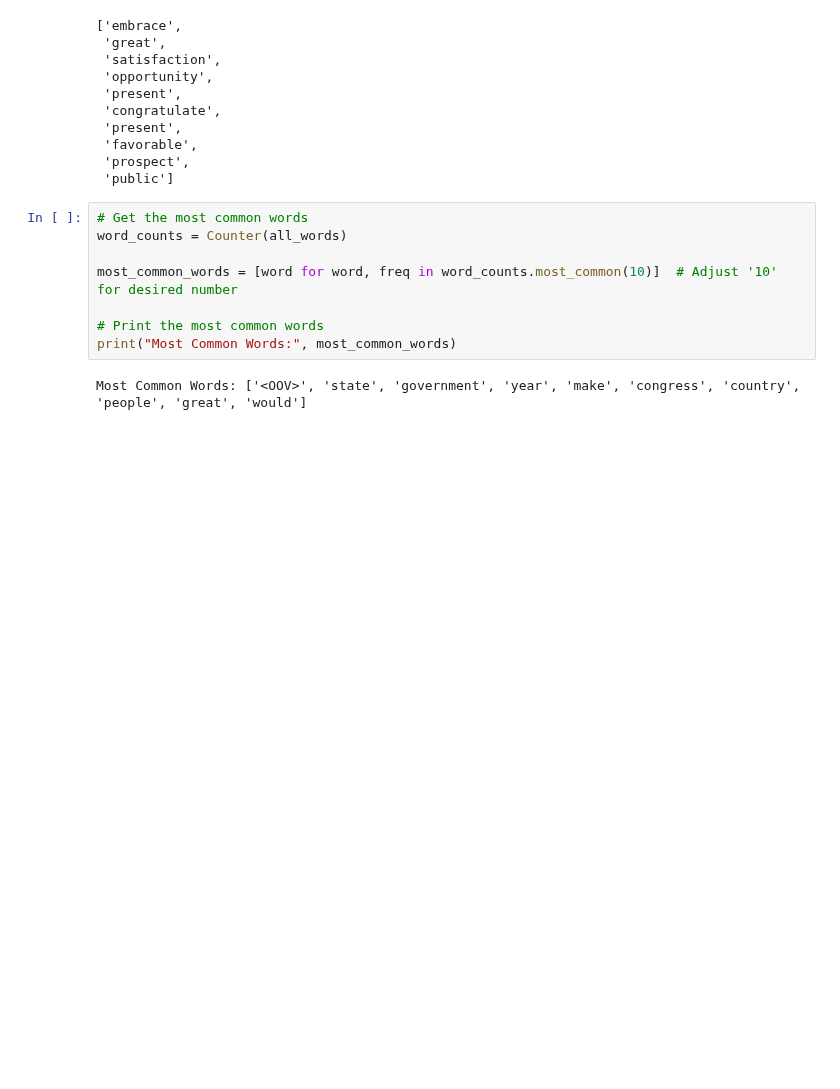
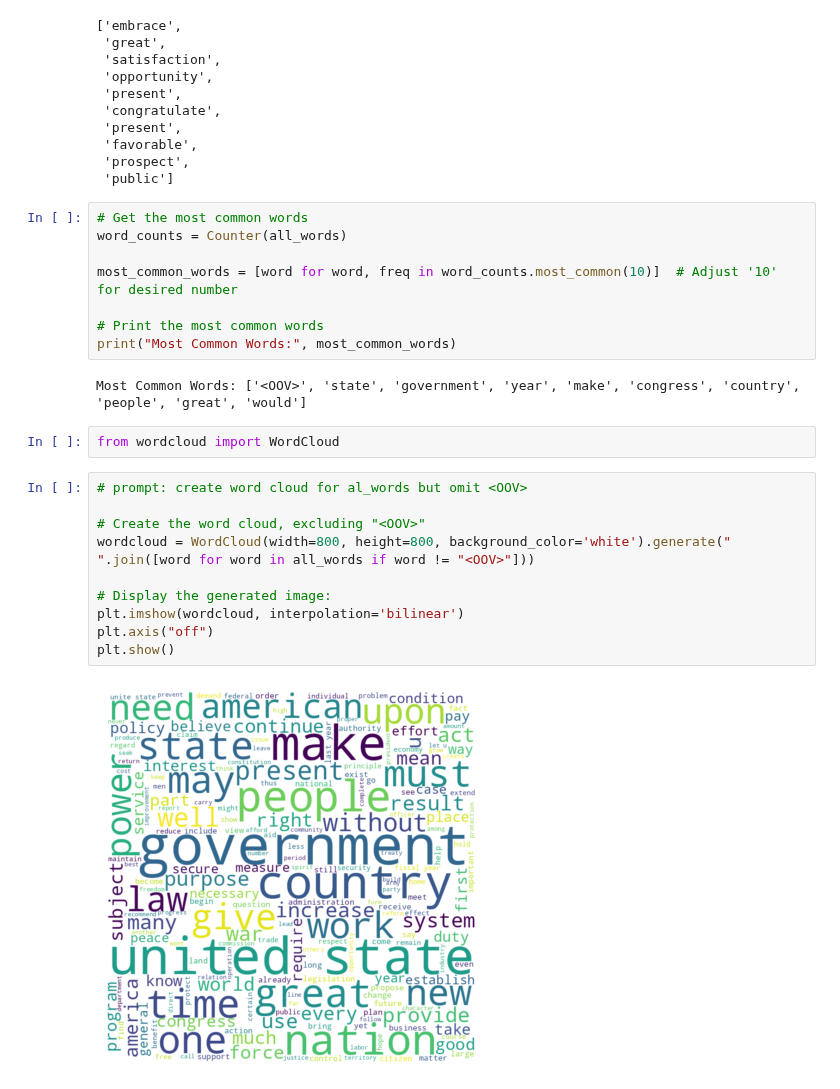
Before and after one commit to alex-smith-uwec/NLP_Spring2025, a Jupyter notebook: StateUnion.ipynb, the cells around one changed output. Saved outputs shown, nothing was run; the diff lists cells and outputs as text; blank space fills up the shorter version.

Commit message:
Added word cloud

```diff
--- a/StateUnion.ipynb
+++ b/StateUnion.ipynb
@@ -187,3 +187,17 @@ most_common_words = [word for word, freq in word_counts.most_common(10)]  # Adju
 print("Most Common Words:", most_common_words)
 # %% [output]
 Most Common Words: ['<OOV>', 'state', 'government', 'year', 'make', 'congress', 'country', 'people', 'great', 'would']
+# %%
+from wordcloud import WordCloud
+# %%
+# prompt: create word cloud for al_words but omit <OOV>
+
+# Create the word cloud, excluding "<OOV>"
+wordcloud = WordCloud(width=800, height=800, background_color='white').generate(" ".join([word for word in all_words if word != "<OOV>"]))
+
+# Display the generated image:
+plt.imshow(wordcloud, interpolation='bilinear')
+plt.axis("off")
+plt.show()
+# %% [output]
+[figure, added]
```
